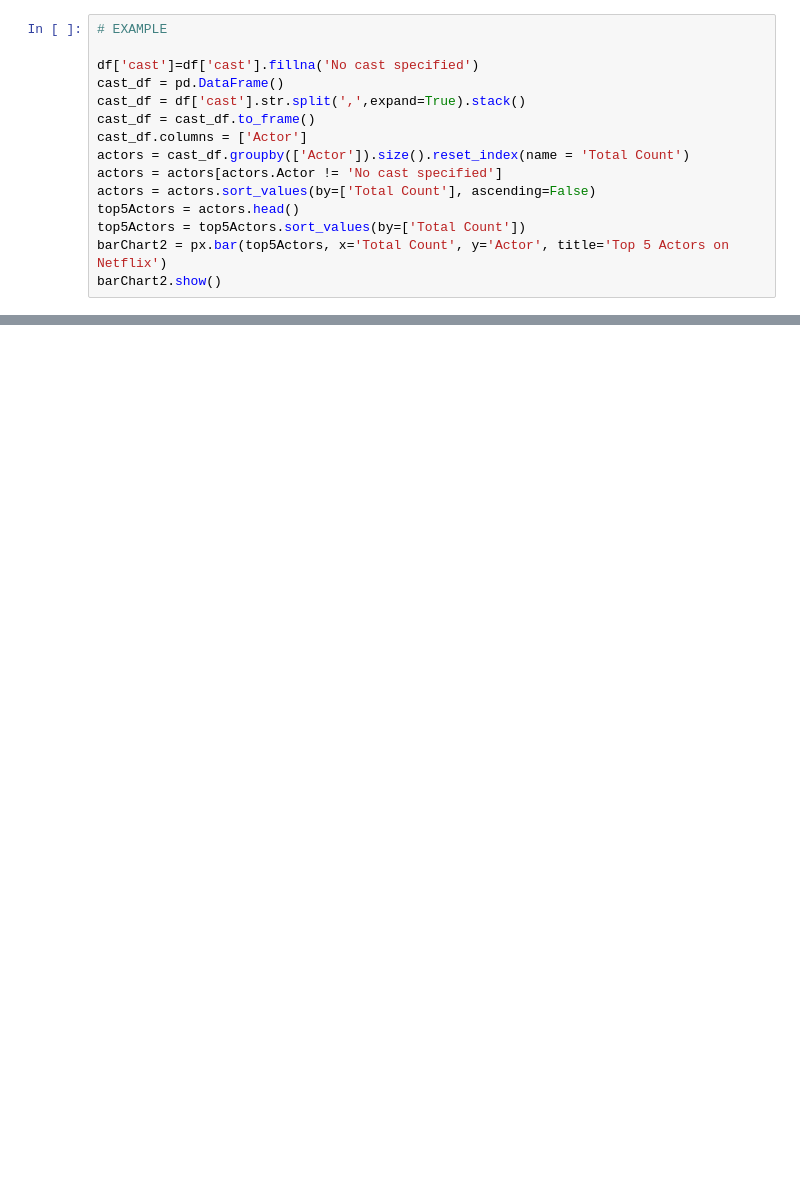
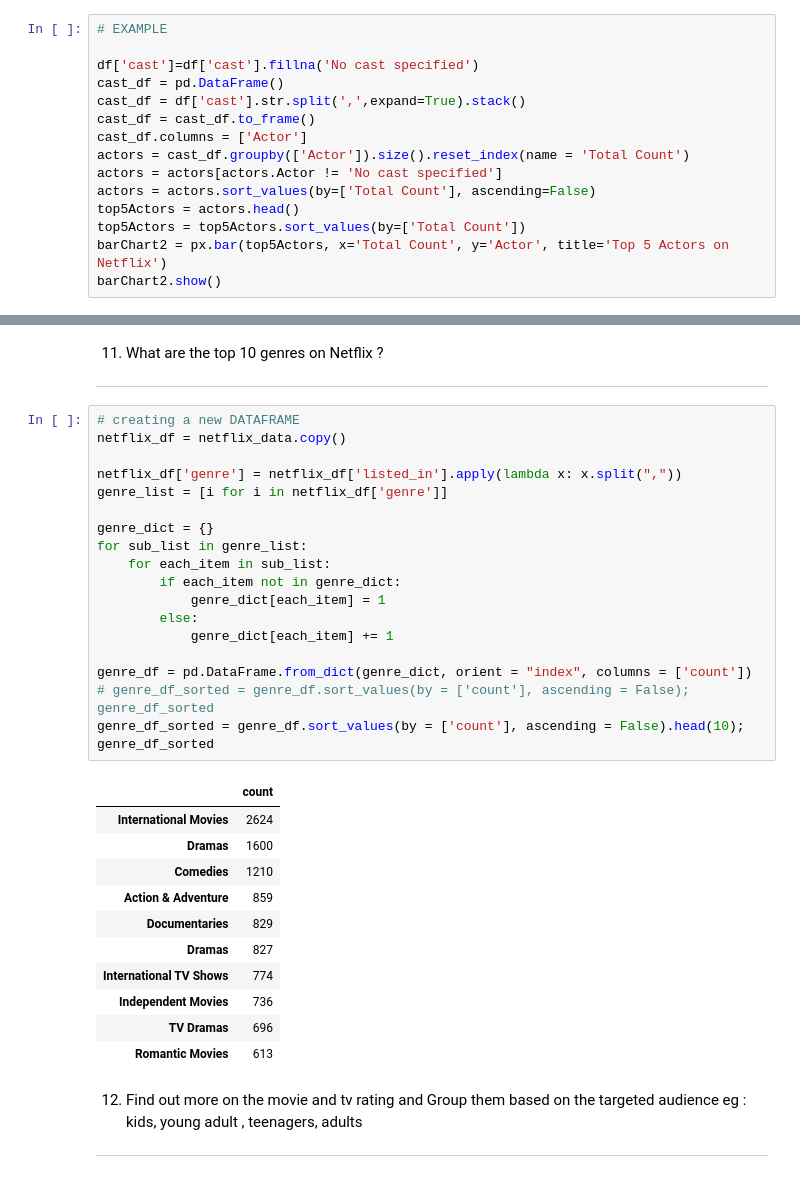
Before and after one commit to lewah/mangosplit, a Jupyter notebook: Netflix_project/exploration_netflix_data.ipynb, the cells around one changed output, grey strips where cells are left out. Saved outputs shown, nothing was run; the diff lists cells and outputs as text; blank space fills up the shorter version.

```diff
--- a/Netflix_project/exploration_netflix_data.ipynb
+++ b/Netflix_project/exploration_netflix_data.ipynb
@@ -482,0 +524,36 @@ barChart2.show()
+# %% [markdown]
+11. What are the top 10 genres on Netflix ?
+----
+# %%
+# creating a new DATAFRAME
+netflix_df = netflix_data.copy()
+
+netflix_df['genre'] = netflix_df['listed_in'].apply(lambda x: x.split(","))
+genre_list = [i for i in netflix_df['genre']]
+
+genre_dict = {}
+for sub_list in genre_list:
+    for each_item in sub_list:
+        if each_item not in genre_dict:
+            genre_dict[each_item] = 1
+        else:
+            genre_dict[each_item] += 1
+
+genre_df = pd.DataFrame.from_dict(genre_dict, orient = "index", columns = ['count'])
+# genre_df_sorted = genre_df.sort_values(by = ['count'], ascending = False); genre_df_sorted
+genre_df_sorted = genre_df.sort_values(by = ['count'], ascending = False).head(10); genre_df_sorted
+# %% [output]
+|  | count |
+| International Movies | 2624 |
+| Dramas | 1600 |
+| Comedies | 1210 |
+| Action & Adventure | 859 |
+| Documentaries | 829 |
+| Dramas | 827 |
+| International TV Shows | 774 |
+| Independent Movies | 736 |
+| TV Dramas | 696 |
+| Romantic Movies | 613 |
+# %% [markdown]
+12. Find out more on the movie and tv rating and Group them based on the targeted audience eg : kids, young adult , teenagers, adults
+---
```
Also changed, not shown: parts of 6 cells of this notebook.
